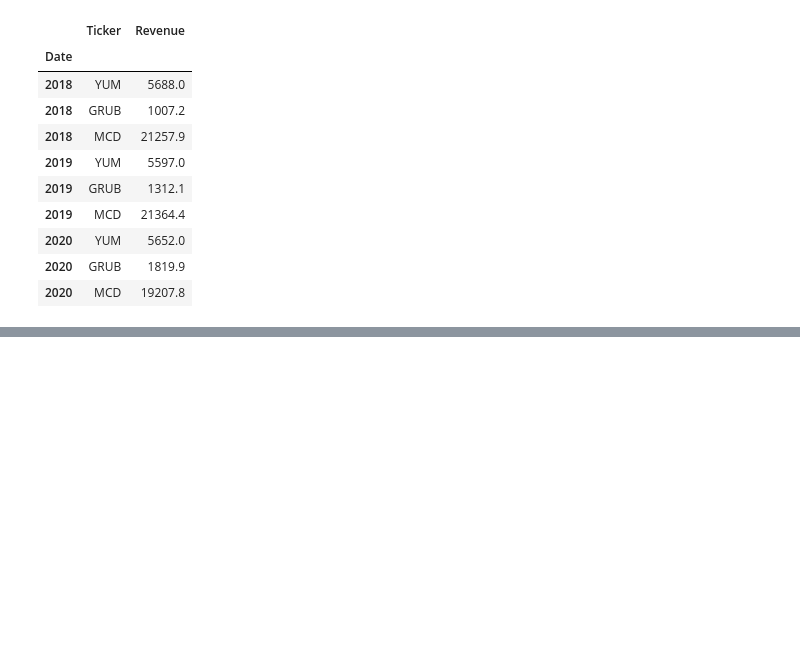
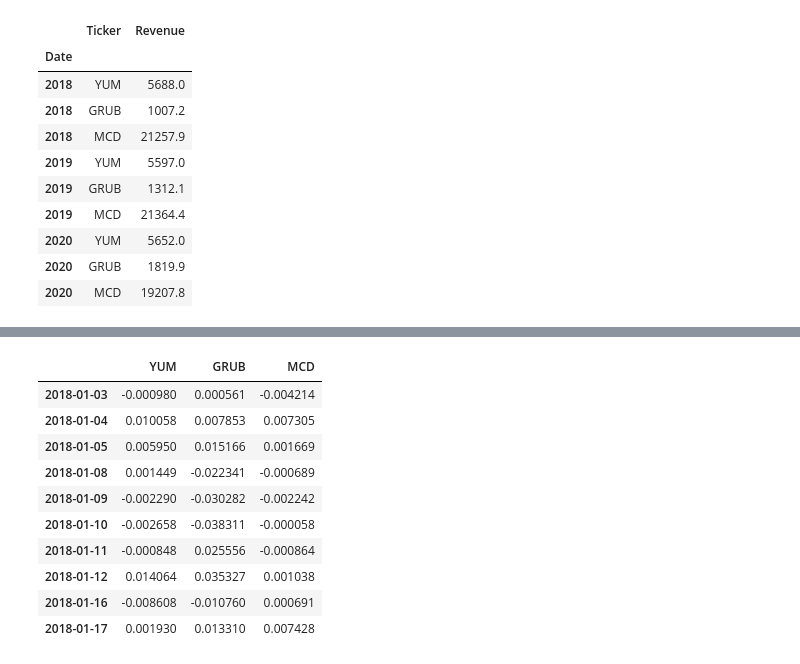
Before and after one commit to joebarry1252/Newly_Minted, a Jupyter notebook: notebooks/Samuel's Notebook/Data Analysis.ipynb, the cells around one changed output, grey strips where cells are left out. Saved outputs shown, nothing was run; the diff lists cells and outputs as text; code cells hidden in the pictures; blank space fills up the shorter version.

```diff
--- a/notebooks/Samuel's Notebook/Data Analysis.ipynb
+++ b/notebooks/Samuel's Notebook/Data Analysis.ipynb
@@ -63,0 +82,20 @@ Revenue_Data
+# %%
+covid_df = pd.DataFrame()
+covid_df["YUM"] = covid_ticker["YUM"]["close"]
+covid_df["GRUB"] = covid_ticker["GRUB"]["close"]
+covid_df["MCD"] = covid_ticker["MCD"]["close"]
+covid_df.index = covid_df.index.date
+covid_returns = covid_df.pct_change().dropna()
+covid_returns.head(10)
+# %% [output]
+|  | YUM | GRUB | MCD |
+| 2018-01-03 | -0.000980 | 0.000561 | -0.004214 |
+| 2018-01-04 | 0.010058 | 0.007853 | 0.007305 |
+| 2018-01-05 | 0.005950 | 0.015166 | 0.001669 |
+| 2018-01-08 | 0.001449 | -0.022341 | -0.000689 |
+| 2018-01-09 | -0.002290 | -0.030282 | -0.002242 |
+| 2018-01-10 | -0.002658 | -0.038311 | -0.000058 |
+| 2018-01-11 | -0.000848 | 0.025556 | -0.000864 |
+| 2018-01-12 | 0.014064 | 0.035327 | 0.001038 |
+| 2018-01-16 | -0.008608 | -0.010760 | 0.000691 |
+| 2018-01-17 | 0.001930 | 0.013310 | 0.007428 |
```
Also changed, not shown: parts of 5 cells of this notebook.
